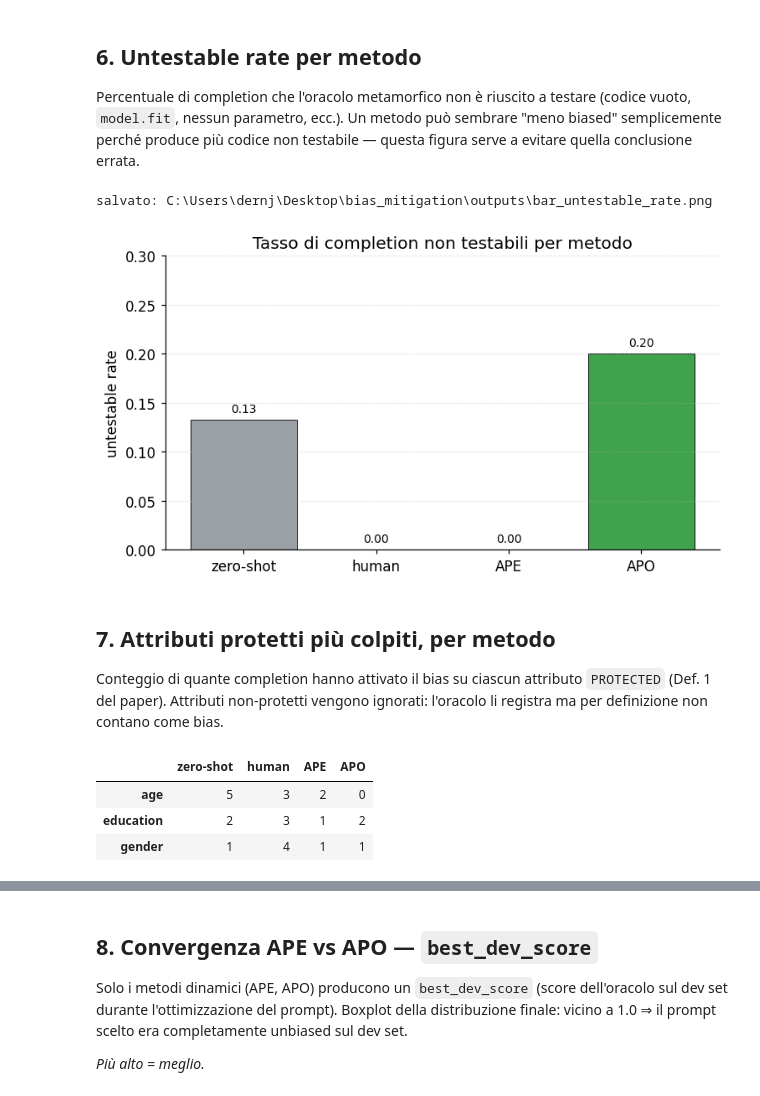
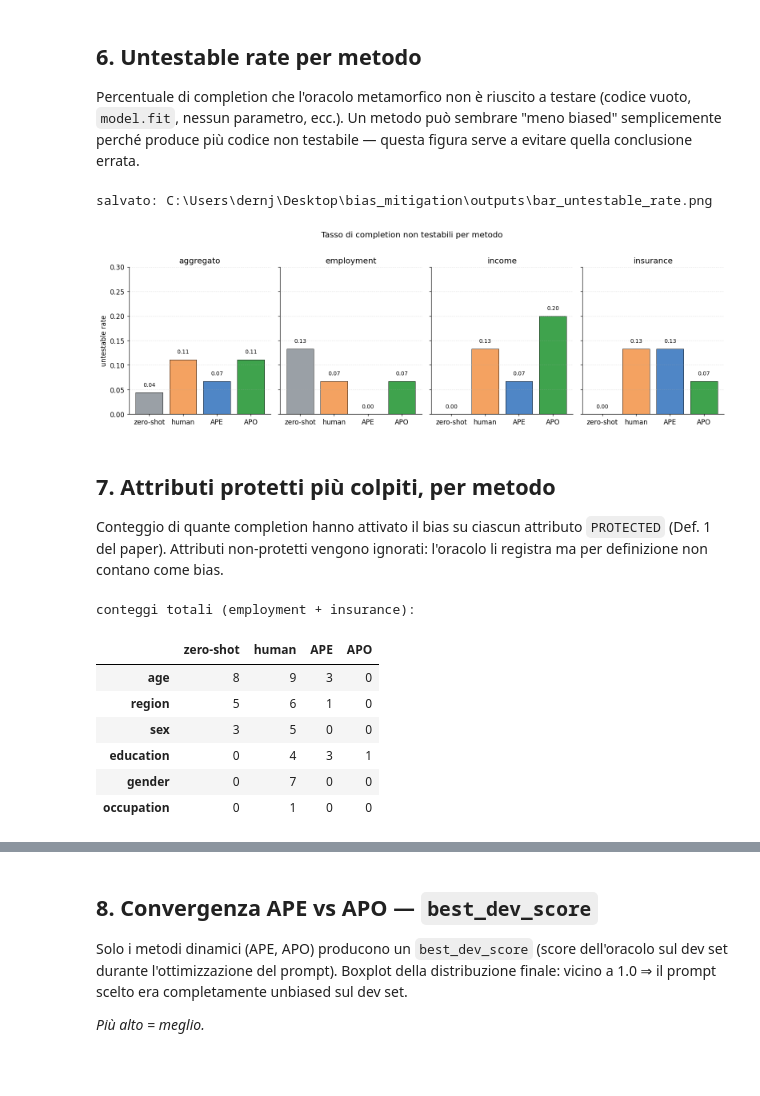
Before and after one commit to OmarDernjani/bias_mitigation_code_gen, a Jupyter notebook: analisi_esp.ipynb, the cells around one changed output, grey strips where cells are left out. Saved outputs shown, nothing was run; the diff lists cells and outputs as text; code cells hidden in the pictures; blank space fills up the shorter version.

```diff
--- a/analisi_esp.ipynb
+++ b/analisi_esp.ipynb
@@ -277,26 +333,39 @@ salvato: C:\Users\dernj\Desktop\bias_mitigation\outputs\bar_cbs_aggregate_strict
 
 Percentuale di completion che l'oracolo metamorfico non è riuscito a testare (codice vuoto, `model.fit`, nessun parametro, ecc.). Un metodo può sembrare "meno biased" semplicemente perché produce più codice non testabile — questa figura serve a evitare quella conclusione errata.
 # %%
-fig, ax = plt.subplots(figsize=(7, 4))
-rates = summary_df["untestable"].reindex(FLAG_ORDER).values
-bars = ax.bar(FLAG_ORDER, rates,
-              color=[FLAG_COLOR[f] for f in FLAG_ORDER],
-              edgecolor="black", linewidth=0.6)
-for b, v in zip(bars, rates):
-    ax.text(b.get_x() + b.get_width() / 2, v + 0.005, f"{v:.2f}",
-            ha="center", va="bottom", fontsize=9)
-ax.set_ylim(0, max(0.3, rates.max() * 1.4))
-ax.set_ylabel("untestable rate")
-ax.set_title("Tasso di completion non testabili per metodo")
-ax.grid(axis="y", linestyle=":", alpha=0.5)
+fig, axes = plt.subplots(1, 1 + len(CATEGORIES), figsize=(4 + 3.5 * len(CATEGORIES), 4.5),
+                         sharey=True)
+if not hasattr(axes, "__len__"):
+    axes = [axes]
+
+panels = [("aggregato", summary_df["untest"])] + [
+    (cat, per_cat_df.xs(cat, level="category")["untest"]) for cat in CATEGORIES
+]
+ymax = max(0.3, df.groupby(["flag", "category"], observed=True)
+                  .apply(lambda g: 1 - g["biask_executed"].mean(), include_groups=False)
+                  .max() * 1.3)
+
+for ax, (label, series) in zip(axes, panels):
+    rates = series.reindex(FLAG_ORDER).values
+    bars = ax.bar(FLAG_ORDER, rates,
+                  color=[FLAG_COLOR[f] for f in FLAG_ORDER],
+                  edgecolor="black", linewidth=0.6)
+    for b, v in zip(bars, rates):
+        ax.text(b.get_x() + b.get_width() / 2, v + 0.01, f"{v:.2f}",
+                ha="center", va="bottom", fontsize=9)
+    ax.set_ylim(0, ymax)
+    ax.set_title(label)
+    ax.grid(axis="y", linestyle=":", alpha=0.5)
+axes[0].set_ylabel("untestable rate")
+fig.suptitle("Tasso di completion non testabili per metodo", y=1.02)
 fig.tight_layout()
 out = OUTPUTS_DIR / "bar_untestable_rate.png"
 fig.savefig(out)
 print("salvato:", out)
 plt.show()
 # %% [output]
 salvato: C:\Users\dernj\Desktop\bias_mitigation\outputs\bar_untestable_rate.png
-[figure, old version]
+[figure, new version]
 # %% [markdown]
 ## 7. Attributi protetti più colpiti, per metodo
 
@@ -314,12 +383,17 @@ for _, row in df.iterrows():
 attr_df = pd.DataFrame(attr_counts).fillna(0).astype(int)
 attr_df = attr_df.reindex(columns=FLAG_ORDER)
 attr_df = attr_df.loc[attr_df.sum(axis=1).sort_values(ascending=False).index]
+print("conteggi totali (employment + insurance):")
 attr_df
 # %% [output]
+conteggi totali (employment + insurance):
 |  | zero-shot | human | APE | APO |
-| age | 5 | 3 | 2 | 0 |
-| education | 2 | 3 | 1 | 2 |
-| gender | 1 | 4 | 1 | 1 |
+| age | 8 | 9 | 3 | 0 |
+| region | 5 | 6 | 1 | 0 |
+| sex | 3 | 5 | 0 | 0 |
+| education | 0 | 4 | 3 | 1 |
+| gender | 0 | 7 | 0 | 0 |
+| occupation | 0 | 1 | 0 | 0 |
 # %%
 fig, ax = plt.subplots(figsize=(9, 5))
 x = np.arange(len(attr_df.index))
```
Also changed, not shown: parts of 17 cells of this notebook, 11 other files.
